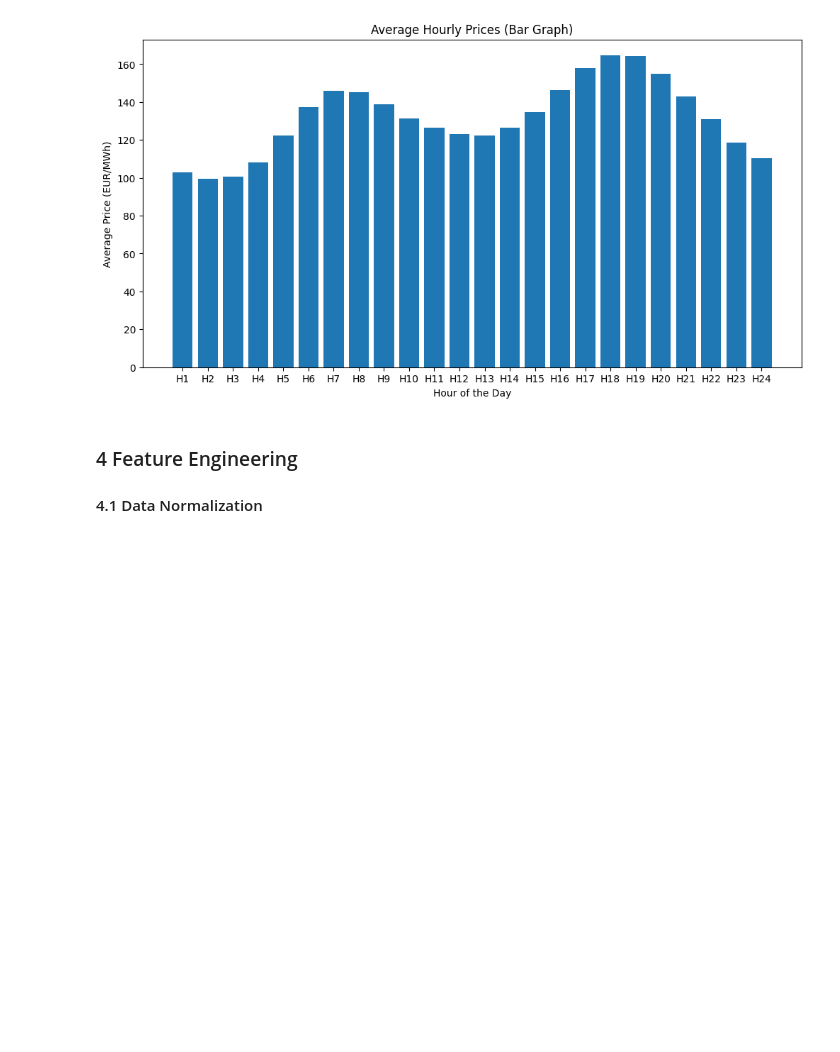
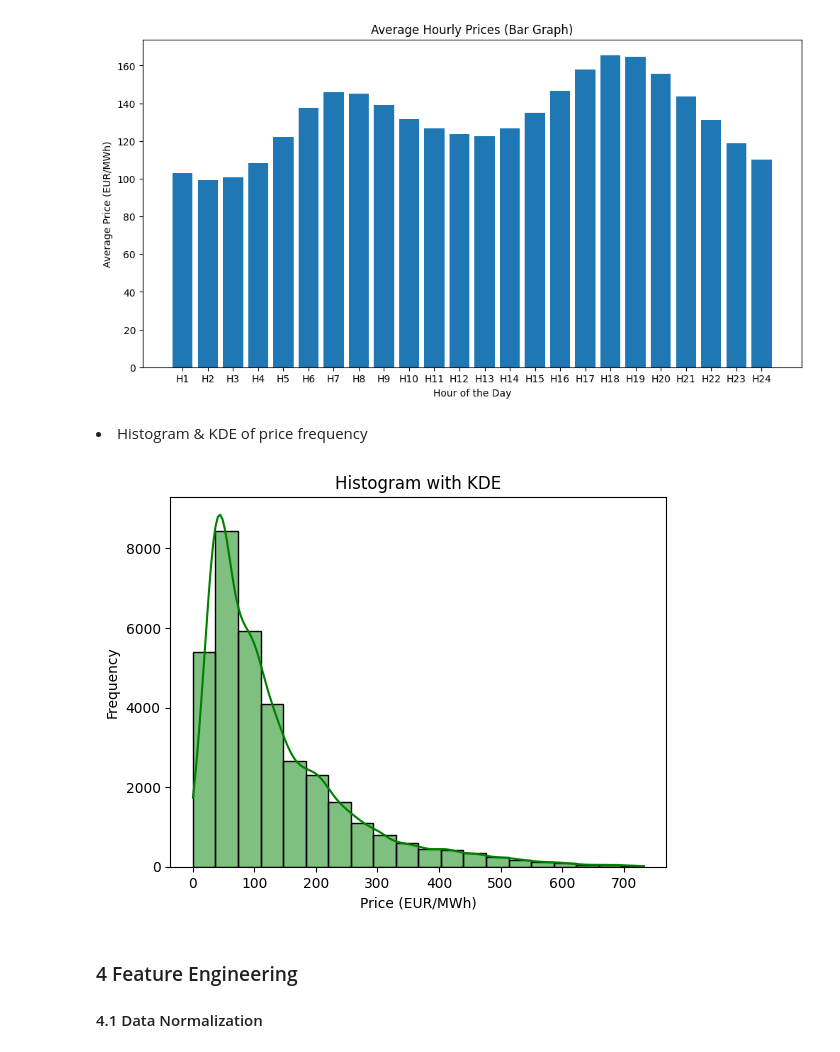
Before and after one commit to clerisy47/VoltVision, a Jupyter notebook: model_training/price_forecasting.ipynb, the cells around one changed output. Drawn from its saved outputs; the diff is of its cells as text; code cells hidden in the pictures; blank space fills up the shorter version.

Commit message:
Added visualizations data and updated price_forecasting.ipynb

```diff
--- a/model_training/price_forecasting.ipynb
+++ b/model_training/price_forecasting.ipynb
@@ -18,7 +18,7 @@ import matplotlib.pyplot as plt
 # %% [markdown]
 #### 2.2 Import the CSV Data as Pandas DataFrame
 # %%
-df_price = pd.read_csv('../../dataset/Price forecasting/Price Forecasting data upto December 24.csv', sep=',')
+df_price = pd.read_csv('../dataset/Price forecasting/Price Forecasting data upto December 24.csv', sep=',')
 # %% [markdown]
 ### 3. Data Preprocessing and Data Visualization
 # %% [markdown]
@@ -158,3 +160,5 @@ df_price
+# %%
+df_price['Prices\n(EUR/MWh)'] = pd.to_numeric(df_price['Prices\n(EUR/MWh)'], errors='coerce')
 # %% [markdown]
 #### 3.9 Visualizing Datas
 # %% [markdown]
@@ -205,6 +209,20 @@ plt.title('Average Hourly Prices (Bar Graph)')
 plt.show()
 # %% [output]
 [figure]
+# %% [markdown]
+<li>Histogram & KDE of price frequency</li>
+# %%
+fig, ax = plt.subplots()
+
+sns.histplot(df_price['Prices\n(EUR/MWh)'], bins=20, kde=True, ax=ax, color='green', edgecolor='black')
+
+ax.set_xlabel('Price (EUR/MWh)')
+ax.set_ylabel('Frequency')
+ax.set_title('Histogram with KDE')
+
+plt.show()
+# %% [output]
+[figure, added]
 # %% [markdown]
 ### 4 Feature Engineering
 #### 4.1 Data Normalization
```
Also changed, not shown: parts of 5 cells of this notebook, 1 other file.
